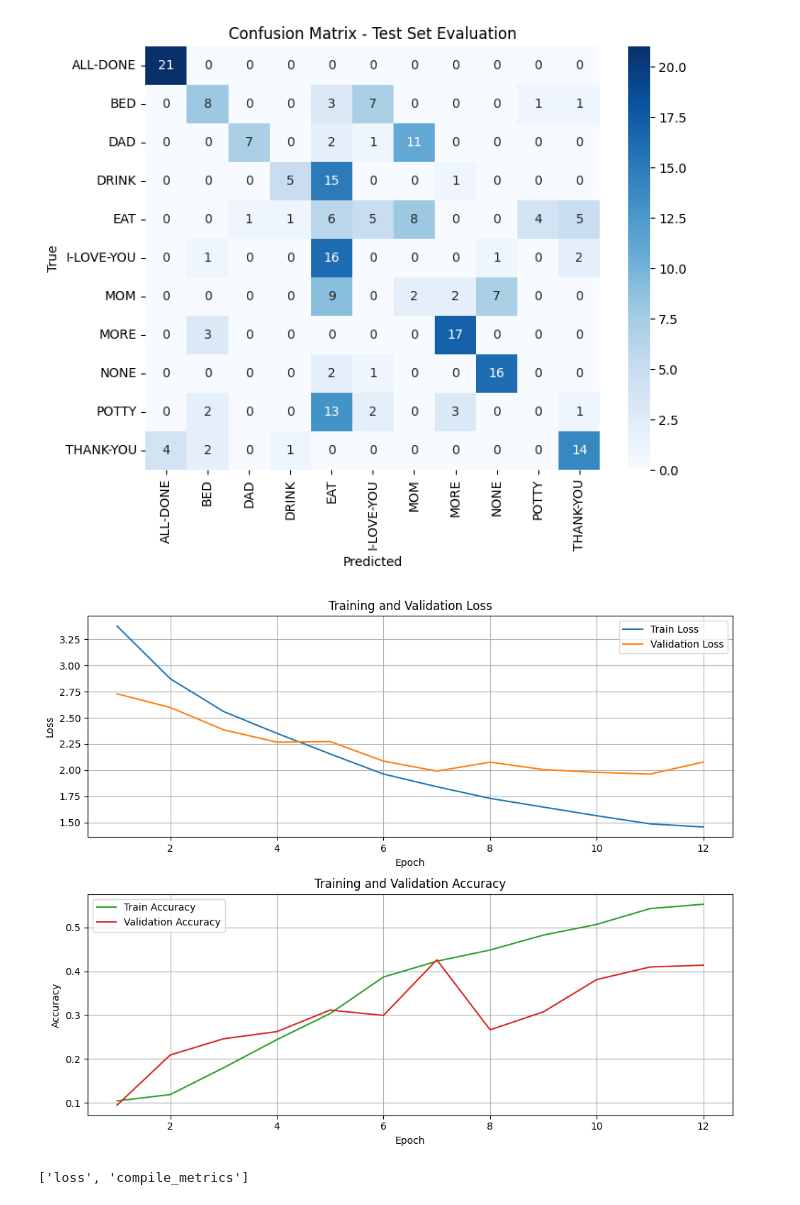
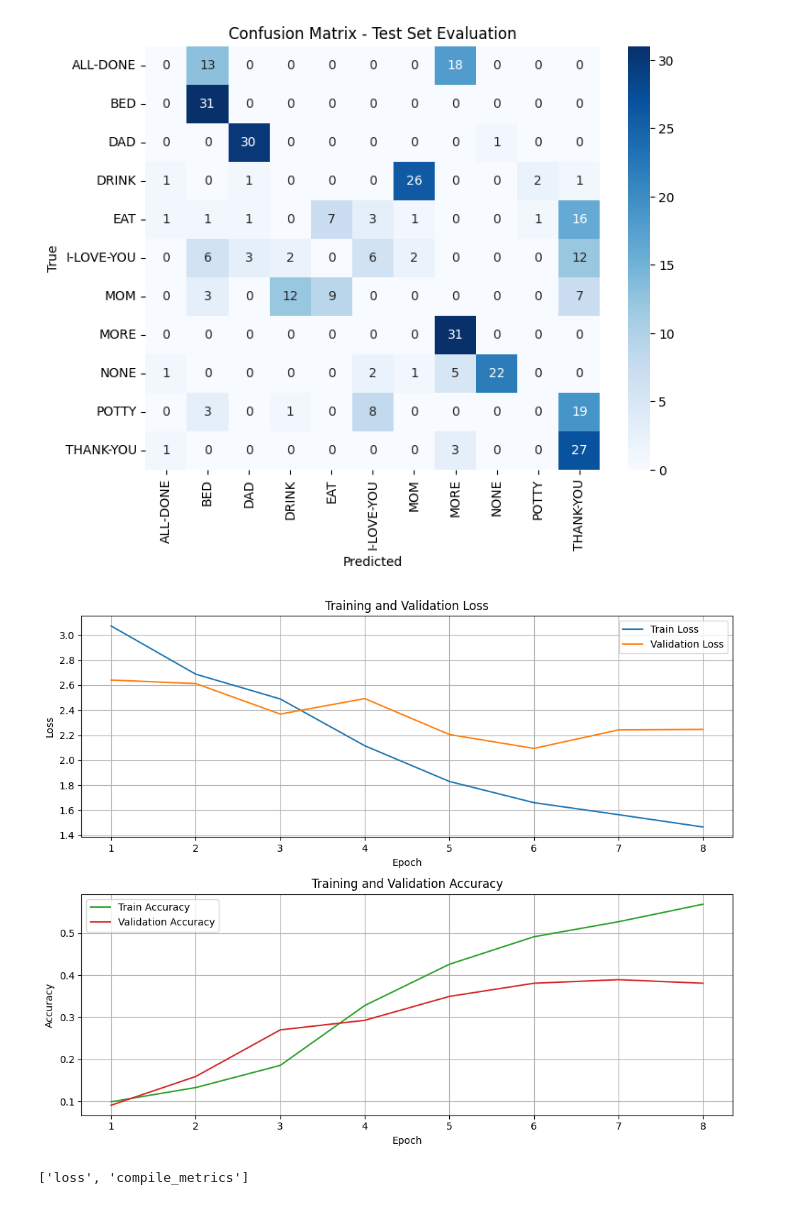
Before and after one commit to D3rrickLa/machine_learning_tfnmp, a Jupyter notebook: model/CNN_LSTM/v2/cnn_lstm_v2.ipynb, the cells around one changed output. Drawn from its saved outputs; the diff is of its cells as text; code cells hidden in the pictures.

```diff
--- a/model/CNN_LSTM/v2/cnn_lstm_v2.ipynb
+++ b/model/CNN_LSTM/v2/cnn_lstm_v2.ipynb
@@ -155,7 +155,7 @@ print("finish augmentation")
 X_train_transformed = None
 X_val_transformed = None
 X_test_transformed = None
-Flag = True
+Flag = False
 if os.path.exists("X_train_transformed.csv") and Flag == True:
     print("loaded from drive")
     X_train_transformed = pd.read_csv("X_train_transformed.csv")
@@ -231,12 +232,20 @@ loaded from drive
 model_dev_v1 = Sequential([
     InputLayer(shape=(sequence_length, 2044)),  # Shape of the input
 
-    GRU(256, return_sequences=True, kernel_regularizer=L1L2(1e-6, 1e-7)),
+    GRU(384, return_sequences=True, kernel_regularizer=L1L2(1e-6, 1e-7)),
+    LayerNormalization(),
+    Dropout(0.4),
+
+    # Bidirectional GRU layer
+    Bidirectional(LSTM(384, return_sequences=True)),
     LayerNormalization(),
     Dropout(0.3),
 
-    # Bidirectional GRU layer
     Bidirectional(LSTM(256, return_sequences=True)),
+    LayerNormalization(),
+    Dropout(0.3),
+
+    Bidirectional(LSTM(252, return_sequences=True)),
     LayerNormalization(),
     Dropout(0.3),
 
@@ -246,9 +255,11 @@ model_dev_v1 = Sequential([
     Bidirectional(GRU(128, return_sequences=True, kernel_regularizer=L2(1e-4))),
     LayerNormalization(),
 
+    GRU(96, return_sequences=True),
     GRU(64, return_sequences=True, kernel_regularizer=L2(1e-4)),
     LayerNormalization(),
     Dropout(0.2),
+    GRU(96, return_sequences=True, kernel_regularizer=L2(1e-4)),
 
     # Flatten the output before Dense layers
     Flatten(),
@@ -328,5 +339,5 @@ Test Accuracy: 0.41025641560554504
-[figure, old version]
+[figure, new version]
-[figure, old version]
+[figure, new version]
 # %%
 # model_dev_v1.to_json()
 
```
Also changed, not shown: parts of 2 cells of this notebook, 18 other files.
